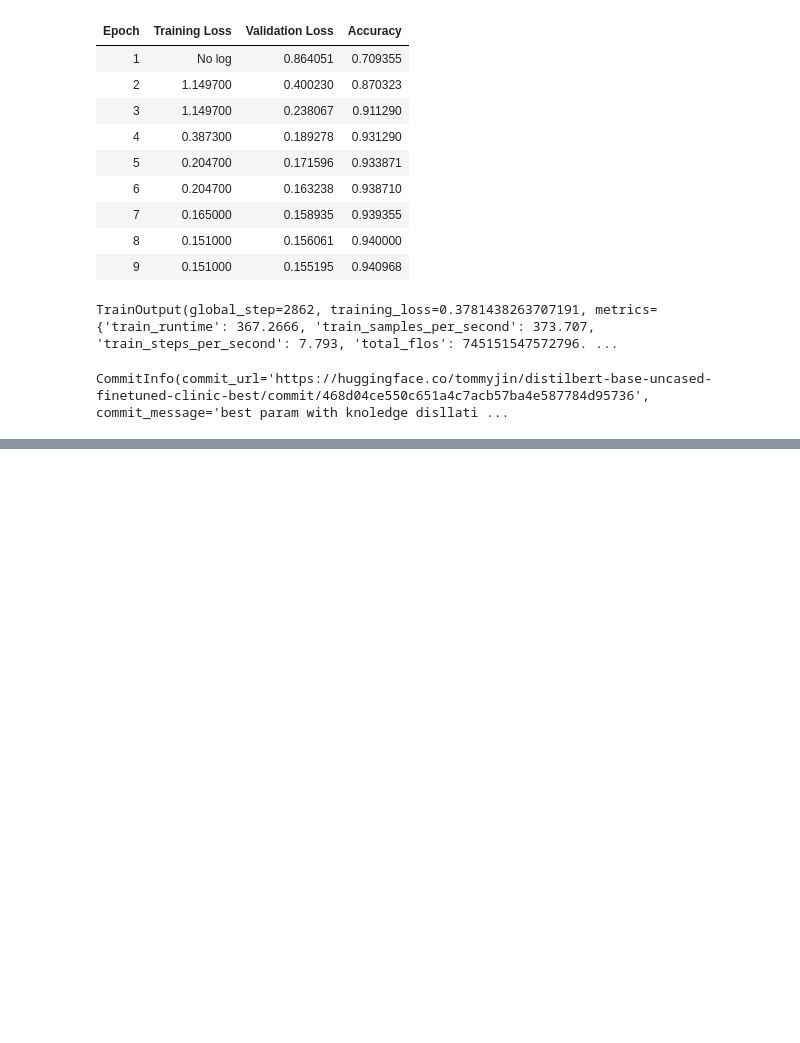
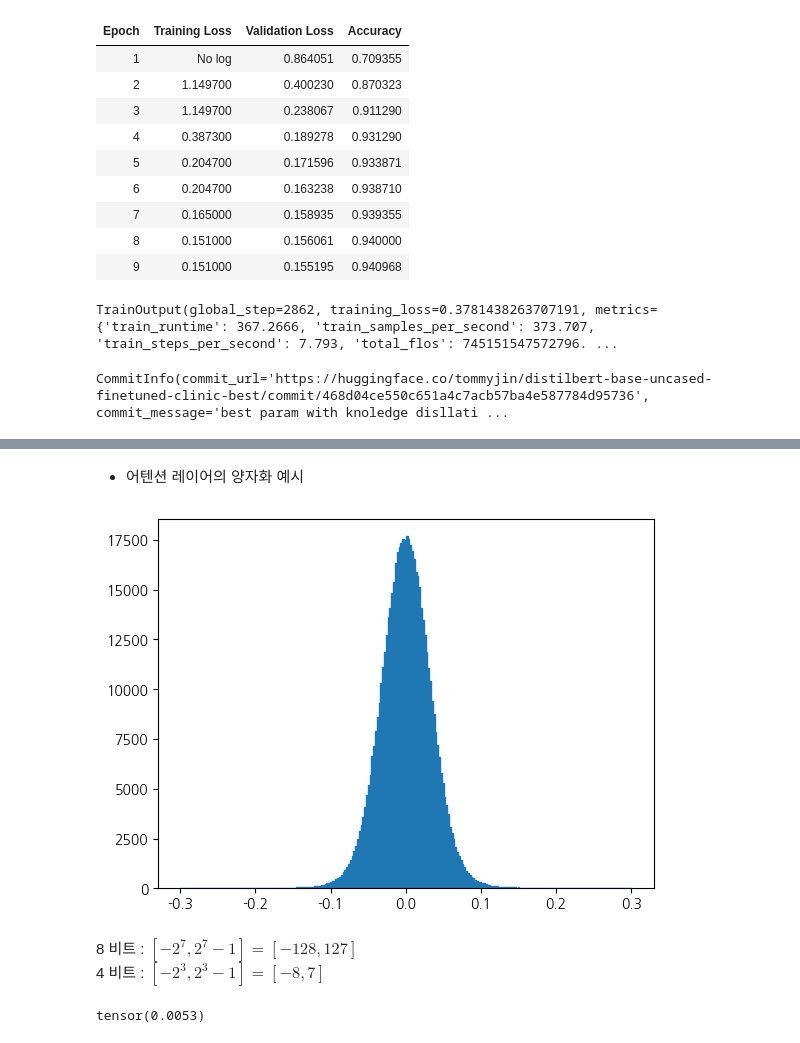
Before and after one commit to tommyjin2894/ai_study_transformer, a Jupyter notebook: 08_Efficient_ways.ipynb, the cells around one changed output, grey strips where cells are left out. Saved outputs shown, nothing was run; the diff lists cells and outputs as text; code cells hidden in the pictures; blank space fills up the shorter version.

```diff
--- a/08_Efficient_ways.ipynb
+++ b/08_Efficient_ways.ipynb
@@ -448,0 +485,21 @@ CommitInfo(commit_url='https://huggingface.co/tommyjin/distilbert-base-uncased-f
+# %% [markdown]
+- 어텐션 레이어의 양자화 예시
+# %%
+import matplotlib.pyplot as plt
+
+# 1. 기본 어텐션 레이어 그래프
+state_dict = pipe.model.state_dict()
+weights = state_dict["distilbert.transformer.layer.0.attention.out_lin.weight"].to("cpu")
+plt.hist(weights.flatten().numpy(), bins=250, range=(-0.3,0.3), edgecolor="C0")
+plt.show()
+# %% [output]
+[figure, added]
+# %% [markdown]
+8 비트 : $ [-2^7 ,2^7-1] = [-128, 127] $ <br>
+4 비트 : $ [-2^3 ,2^3-1] = [-8, 7] $
+# %%
+zero_point = 0
+scale = (weights.max() - weights.min()) / (127 - (-128)) # 8 비트로 양자화 시 매핑 범위[-128 ~ 127]
+scale # scale factor
+# %% [output]
+tensor(0.0053)
```
Also changed, not shown: parts of 21 cells of this notebook, 2 other files.
